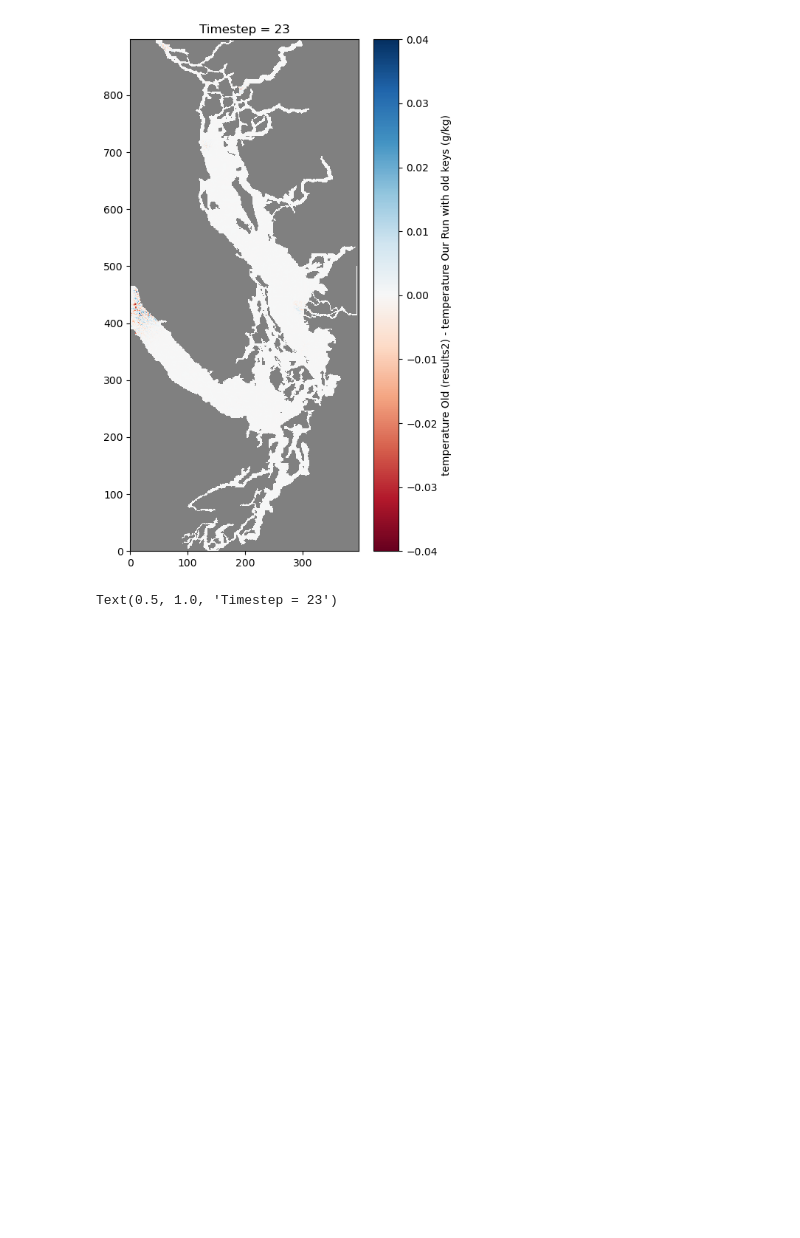
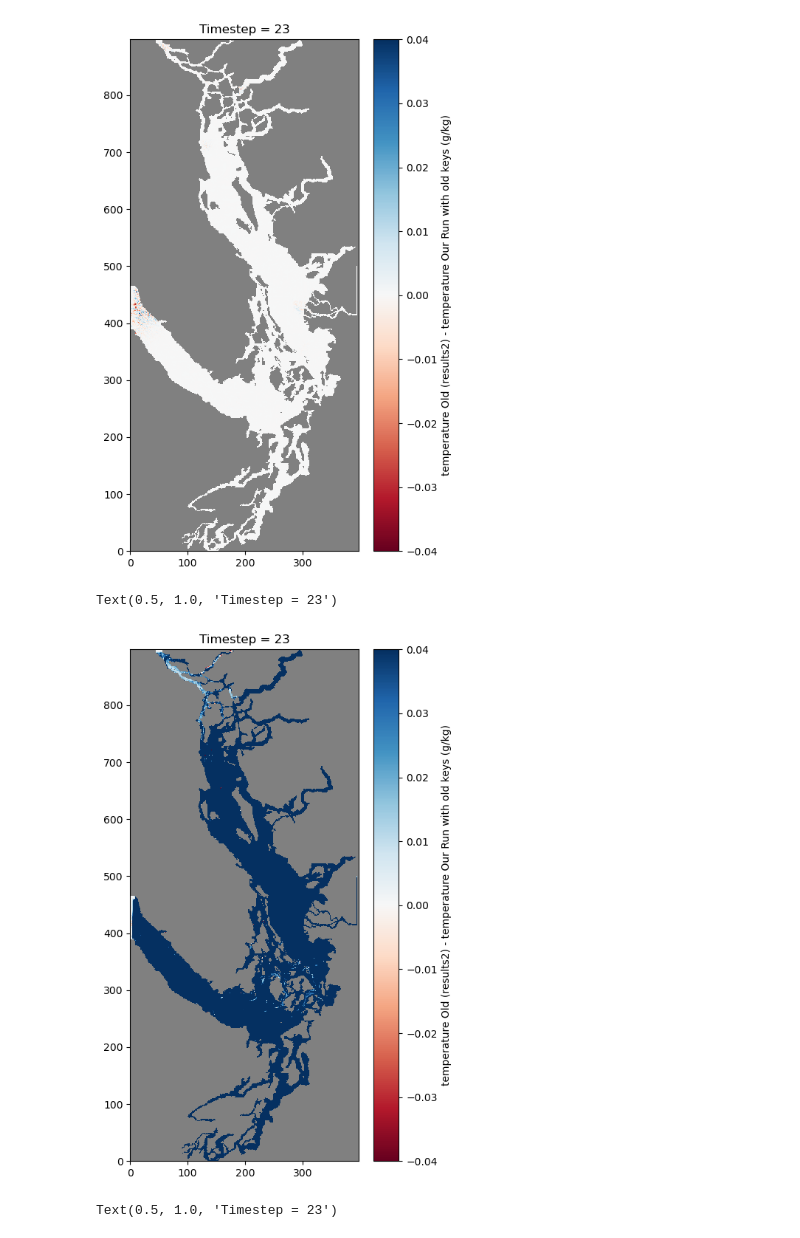
Before and after one commit to SalishSeaCast/analysis-cassidy, a Jupyter notebook: notebooks/river_dye_trace/look_at_results.ipynb, the cells around one changed output. Saved outputs shown, nothing was run; the diff lists cells and outputs as text; code cells hidden in the pictures; blank space fills up the shorter version.

```diff
--- a/notebooks/river_dye_trace/look_at_results.ipynb
+++ b/notebooks/river_dye_trace/look_at_results.ipynb
@@ -59,6 +59,8 @@ phys_fix = xr.open_dataset('01mar23_fix/SalishSea_1h_20230301_20230301_grid_T.nc
 phys_keys = xr.open_dataset('01mar23_newkeys/SalishSea_1h_20230301_20230301_grid_T.nc')
 phys_keys07 = xr.open_dataset('01mar23_newkeys07/SalishSea_1h_20230301_20230301_grid_T.nc')
 phys_rivers = xr.open_dataset('01mar23_riv_outputs/SalishSea_1h_20230301_20230301_grid_T.nc')
-phys_rivers02 = xr.open_dataset('01mar23_riv_outputs/SalishSea_1h_20230301_20230301_grid_T.nc')
+phys_rivers02 = xr.open_dataset('01mar23_riv_outputs02/SalishSea_1h_20230301_20230301_grid_T.nc')
+phys_rivers03 = xr.open_dataset('01mar23_riv_outputs03/SalishSea_1h_20230301_20230301_grid_T.nc')
+phys_rivers04 = xr.open_dataset('01mar23_riv_outputs04/SalishSea_1h_20230301_20230301_grid_T.nc')
 # %%
 fw_rivers = xr.open_dataset('01mar23_riv_outputs/SalishSea_1h_20230301_20230301_rivr_T.nc')
@@ -177,6 +195,20 @@ ax.set_title('Timestep = {}'.format(str(tstep)))
 # %% [output]
 Text(0.5, 1.0, 'Timestep = 23')
 [figure]
+# %%
+tstep = 23
+
+cmap = mpl.colormaps['RdBu']
+cmap.set_bad('gray')
+fig, ax = plt.subplots(1, 1, figsize=(5, 9))
+temperature = np.ma.masked_array(phys_old.votemper[tstep, 0] - phys_rivers04.votemper[tstep, 0], mask=tmask[0])
+colours = ax.pcolormesh(temperature, cmap=cmap, vmin=-0.04, vmax=0.04)
+cb = fig.colorbar(colours, ax=ax)
+cb.set_label('temperature Old (results2) - temperature Our Run with old keys (g/kg)')
+ax.set_title('Timestep = {}'.format(str(tstep)))
+# %% [output]
+Text(0.5, 1.0, 'Timestep = 23')
+[figure, added]
 # %%
 tstep = 23
 
```
Also changed, not shown: parts of 13 cells of this notebook.
